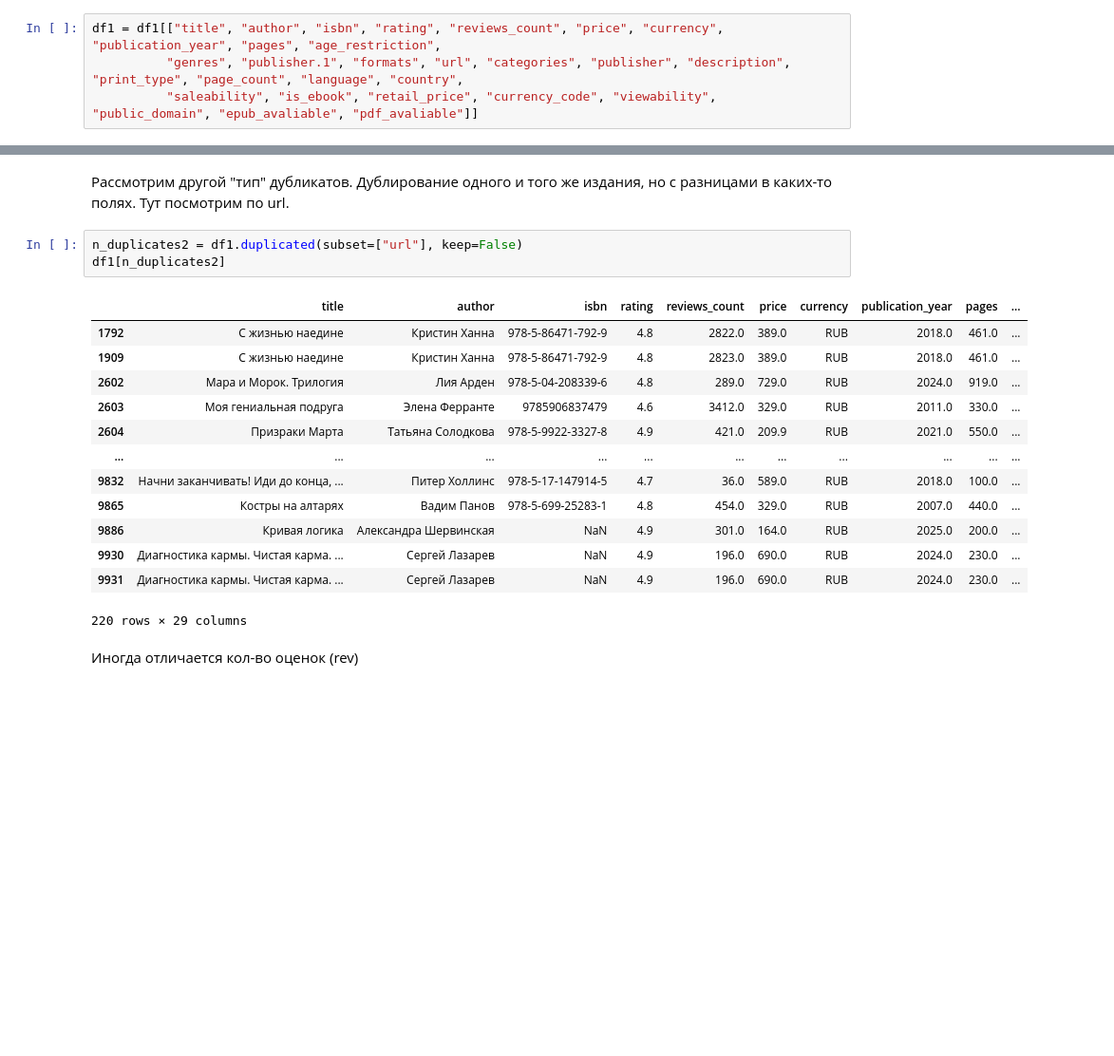
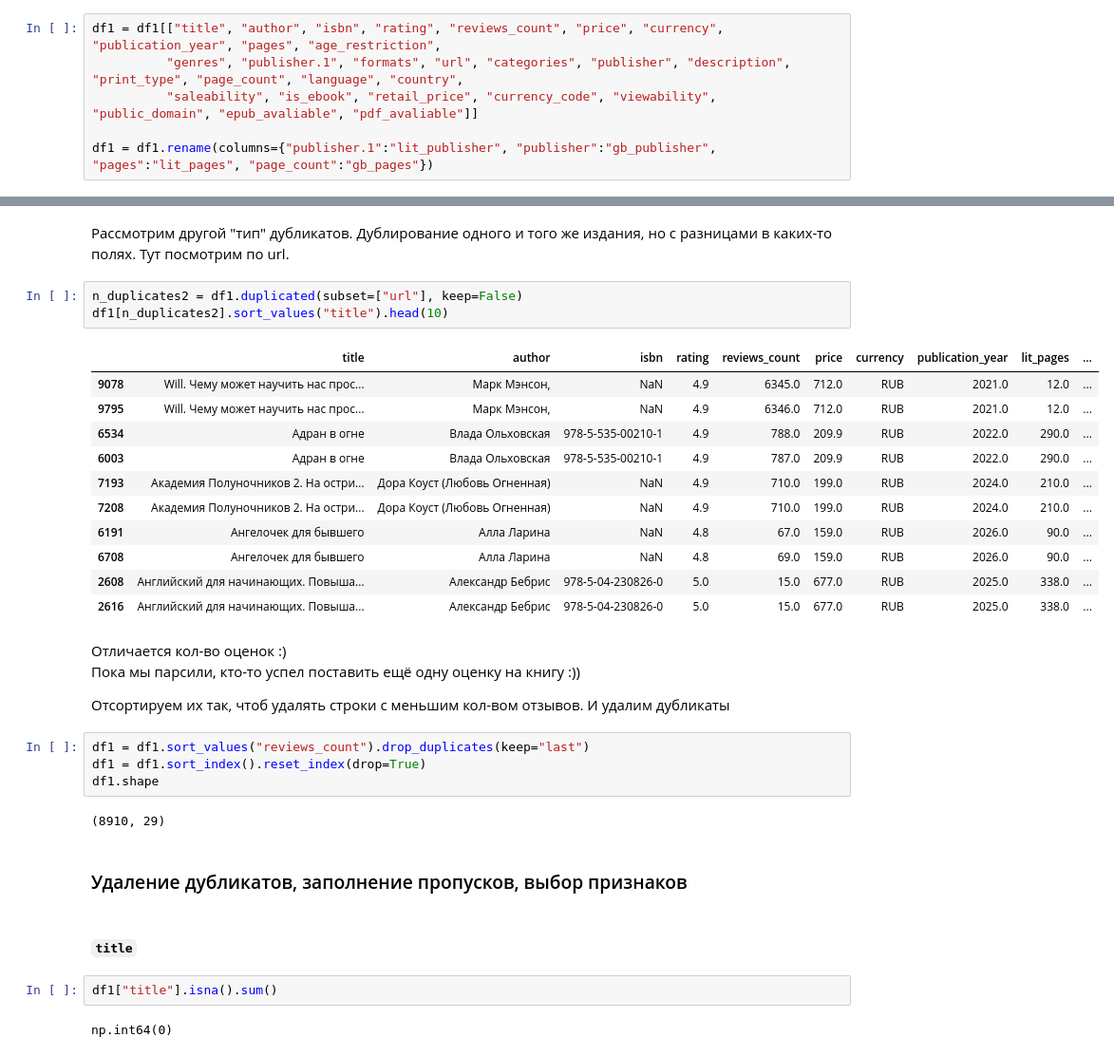
Before and after one commit to maxim-safonov/gp_2, a Jupyter notebook: EDA.ipynb, the cells around one changed output, grey strips where cells are left out. Shown at 95% size. Cells and saved outputs as stored; diff of their text form; blank space fills up the shorter version.

```diff
--- a/EDA.ipynb
+++ b/EDA.ipynb
@@ -36,6 +53,8 @@ df1[0:1]
 df1 = df1[["title", "author", "isbn", "rating", "reviews_count", "price", "currency", "publication_year", "pages", "age_restriction",
           "genres", "publisher.1", "formats", "url", "categories", "publisher", "description", "print_type", "page_count", "language", "country",
           "saleability", "is_ebook", "retail_price", "currency_code", "viewability", "public_domain", "epub_avaliable", "pdf_avaliable"]]
+
+df1 = df1.rename(columns={"publisher.1":"lit_publisher", "publisher":"gb_publisher", "pages":"lit_pages", "page_count":"gb_pages"})
 # %% [markdown]
 Рассмотрим полные дубликаты
 # %%
@@ -72,20 +85,35 @@ df1.shape
 Рассмотрим другой "тип" дубликатов. Дублирование одного и того же издания, но с разницами в каких-то полях. Тут посмотрим по url.
 # %%
 n_duplicates2 = df1.duplicated(subset=["url"], keep=False)
-df1[n_duplicates2]
+df1[n_duplicates2].sort_values("title").head(10)
 # %% [output]
-|  | title | author | isbn | rating | reviews_count | price | currency | publication_year | pages | ... |
-| 1792 | С жизнью наедине | Кристин Ханна | 978-5-86471-792-9 | 4.8 | 2822.0 | 389.0 | RUB | 2018.0 | 461.0 | ... |
-| 1909 | С жизнью наедине | Кристин Ханна | 978-5-86471-792-9 | 4.8 | 2823.0 | 389.0 | RUB | 2018.0 | 461.0 | ... |
-| 2602 | Мара и Морок. Трилогия | Лия Арден | 978-5-04-208339-6 | 4.8 | 289.0 | 729.0 | RUB | 2024.0 | 919.0 | ... |
-| 2603 | Моя гениальная подруга | Элена Ферранте | 9785906837479 | 4.6 | 3412.0 | 329.0 | RUB | 2011.0 | 330.0 | ... |
-| 2604 | Призраки Марта | Татьяна Солодкова | 978-5-9922-3327-8 | 4.9 | 421.0 | 209.9 | RUB | 2021.0 | 550.0 | ... |
-| ... | ... | ... | ... | ... | ... | ... | ... | ... | ... | ... |
-| 9832 | Начни заканчивать! Иди до конца, ... | Питер Холлинс | 978-5-17-147914-5 | 4.7 | 36.0 | 589.0 | RUB | 2018.0 | 100.0 | ... |
-| 9865 | Костры на алтарях | Вадим Панов | 978-5-699-25283-1 | 4.8 | 454.0 | 329.0 | RUB | 2007.0 | 440.0 | ... |
-| 9886 | Кривая логика | Александра Шервинская | NaN | 4.9 | 301.0 | 164.0 | RUB | 2025.0 | 200.0 | ... |
-| 9930 | Диагностика кармы. Чистая карма. ... | Сергей Лазарев | NaN | 4.9 | 196.0 | 690.0 | RUB | 2024.0 | 230.0 | ... |
-| 9931 | Диагностика кармы. Чистая карма. ... | Сергей Лазарев | NaN | 4.9 | 196.0 | 690.0 | RUB | 2024.0 | 230.0 | ... |
+|  | title | author | isbn | rating | reviews_count | price | currency | publication_year | lit_pages | ... |
+| 9078 | Will. Чему может научить нас прос... | Марк Мэнсон, | NaN | 4.9 | 6345.0 | 712.0 | RUB | 2021.0 | 12.0 | ... |
+| 9795 | Will. Чему может научить нас прос... | Марк Мэнсон, | NaN | 4.9 | 6346.0 | 712.0 | RUB | 2021.0 | 12.0 | ... |
+| 6534 | Адран в огне | Влада Ольховская | 978-5-535-00210-1 | 4.9 | 788.0 | 209.9 | RUB | 2022.0 | 290.0 | ... |
+| 6003 | Адран в огне | Влада Ольховская | 978-5-535-00210-1 | 4.9 | 787.0 | 209.9 | RUB | 2022.0 | 290.0 | ... |
+| 7193 | Академия Полуночников 2. На остри... | Дора Коуст (Любовь Огненная) | NaN | 4.9 | 710.0 | 199.0 | RUB | 2024.0 | 210.0 | ... |
+| 7208 | Академия Полуночников 2. На остри... | Дора Коуст (Любовь Огненная) | NaN | 4.9 | 710.0 | 199.0 | RUB | 2024.0 | 210.0 | ... |
+| 6191 | Ангелочек для бывшего | Алла Ларина | NaN | 4.8 | 67.0 | 159.0 | RUB | 2026.0 | 90.0 | ... |
+| 6708 | Ангелочек для бывшего | Алла Ларина | NaN | 4.8 | 69.0 | 159.0 | RUB | 2026.0 | 90.0 | ... |
+| 2608 | Английский для начинающих. Повыша... | Александр Бебрис | 978-5-04-230826-0 | 5.0 | 15.0 | 677.0 | RUB | 2025.0 | 338.0 | ... |
+| 2616 | Английский для начинающих. Повыша... | Александр Бебрис | 978-5-04-230826-0 | 5.0 | 15.0 | 677.0 | RUB | 2025.0 | 338.0 | ... |
-220 rows × 29 columns
 # %% [markdown]
-Иногда отличается кол-во оценок (rev)
+Отличается кол-во оценок :) <br>
+Пока мы парсили, кто-то успел поставить ещё одну оценку на книгу :)) <br>
+
+Отсортируем их так, чтоб удалять строки с меньшим кол-вом отзывов. И удалим дубликаты
+# %%
+df1 = df1.sort_values("reviews_count").drop_duplicates(keep="last")
+df1 = df1.sort_index().reset_index(drop=True)
+df1.shape
+# %% [output]
+(8910, 29)
+# %% [markdown]
+### Удаление дубликатов, заполнение пропусков, выбор признаков
+# %% [markdown]
+#### `title`
+# %%
+df1["title"].isna().sum()
+# %% [output]
+np.int64(0)
```
Also changed, not shown: parts of 117 cells of this notebook.
